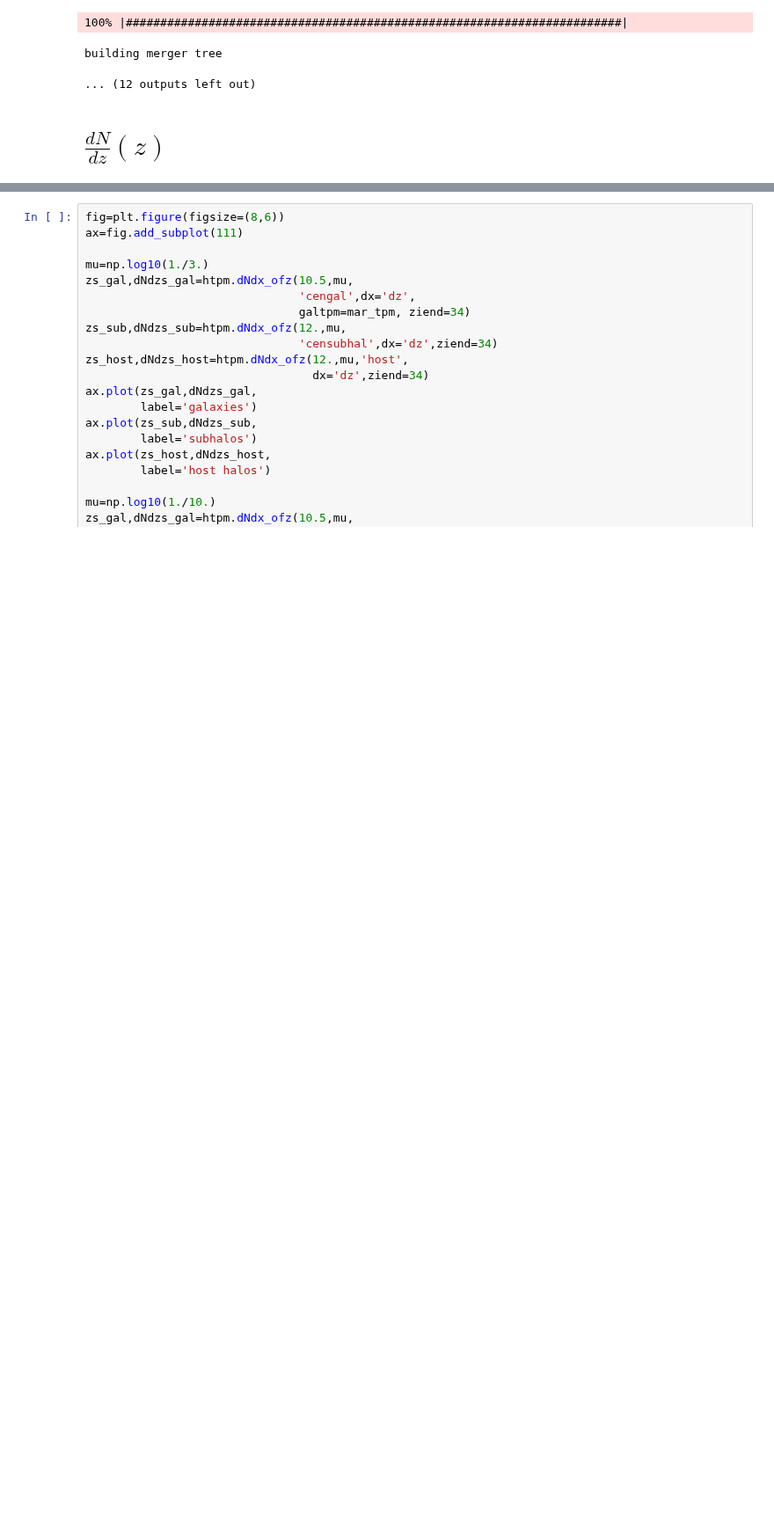
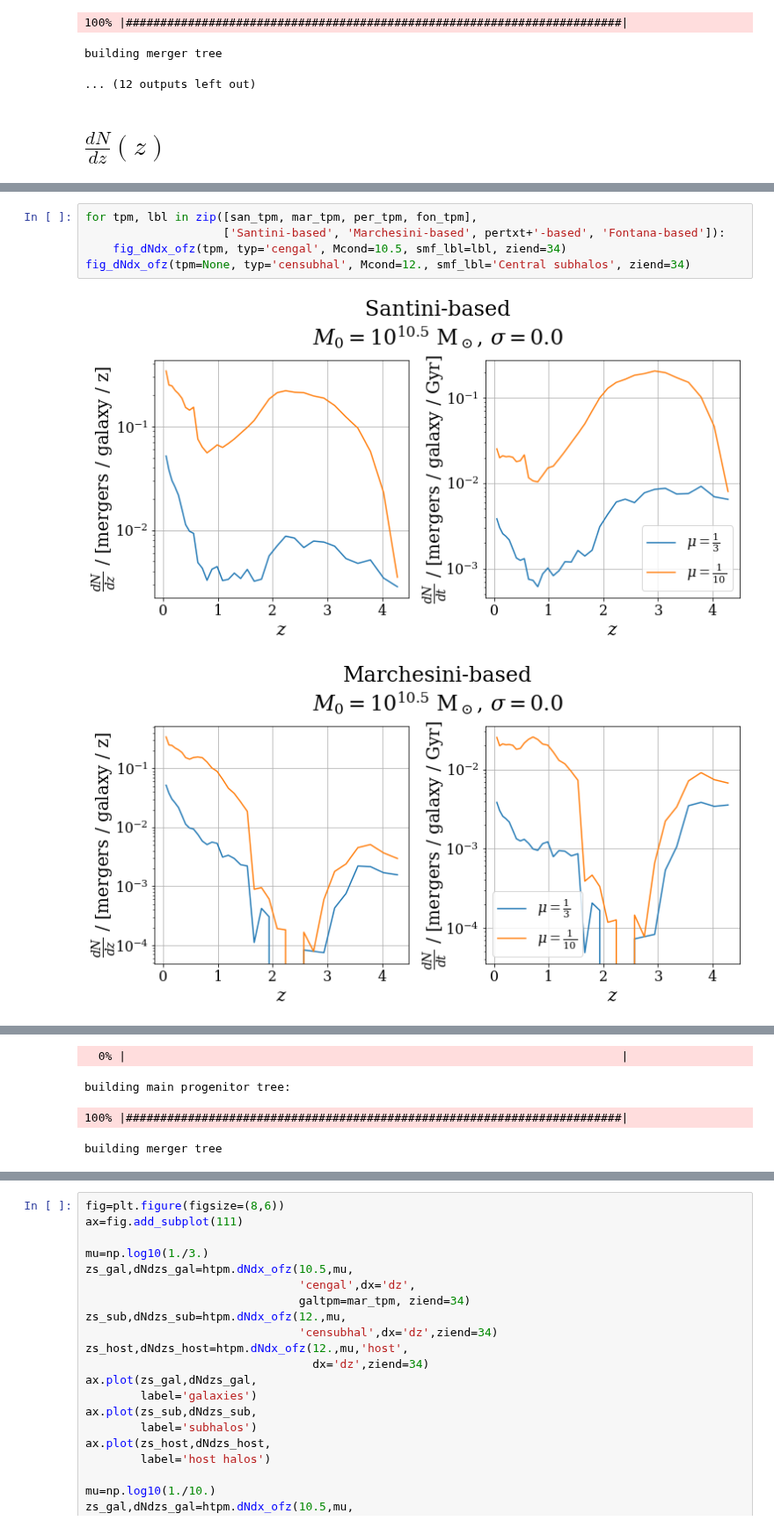
Before and after one commit to patricks1/mergers, a Jupyter notebook: mergers3/dNdx.ipynb, the cells around one changed output, grey strips where cells are left out. Shown at 88% size. Saved outputs shown, nothing was run; the diff lists cells and outputs as text; blank space fills up the shorter version.

```diff
--- a/mergers3/dNdx.ipynb
+++ b/mergers3/dNdx.ipynb
@@ -155,0 +197,8 @@ plt_dNdx_ofz(tpm=fon_tpm, typ='cengal', dx='dt', Mcond=10.5,
+# %%
+for tpm, lbl in zip([san_tpm, mar_tpm, per_tpm, fon_tpm],
+                    ['Santini-based', 'Marchesini-based', pertxt+'-based', 'Fontana-based']):
+    fig_dNdx_ofz(tpm, typ='cengal', Mcond=10.5, smf_lbl=lbl, ziend=34)
+fig_dNdx_ofz(tpm=None, typ='censubhal', Mcond=12., smf_lbl='Central subhalos', ziend=34)
+# %% [output]
+[figure, added]
+[figure, added]
@@ -155,0 +207,4 @@ plt_dNdx_ofz(tpm=fon_tpm, typ='cengal', dx='dt', Mcond=10.5,
+  0% |                                                                        |
+building main progenitor tree:
+100% |########################################################################|
+building merger tree
```
Also changed, not shown: parts of 14 cells of this notebook, 1 other file.
